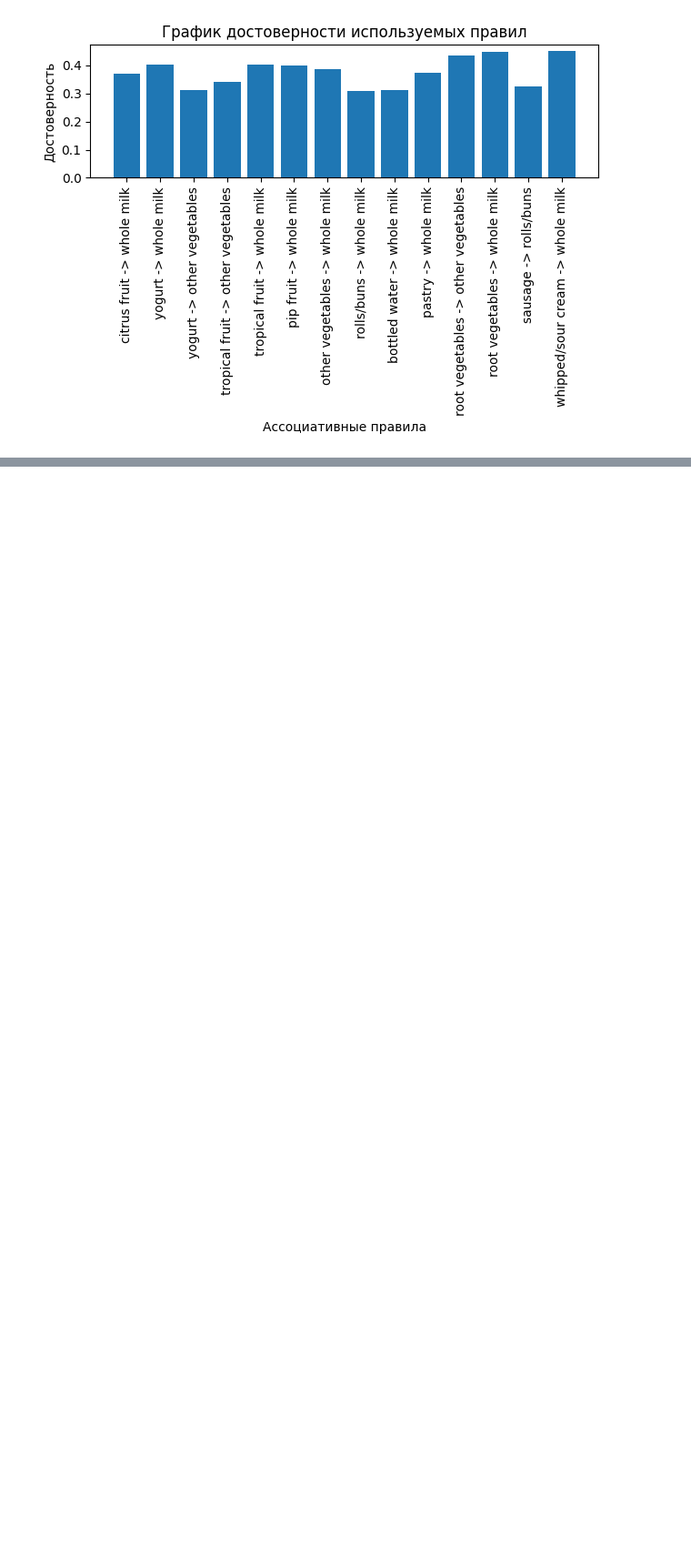
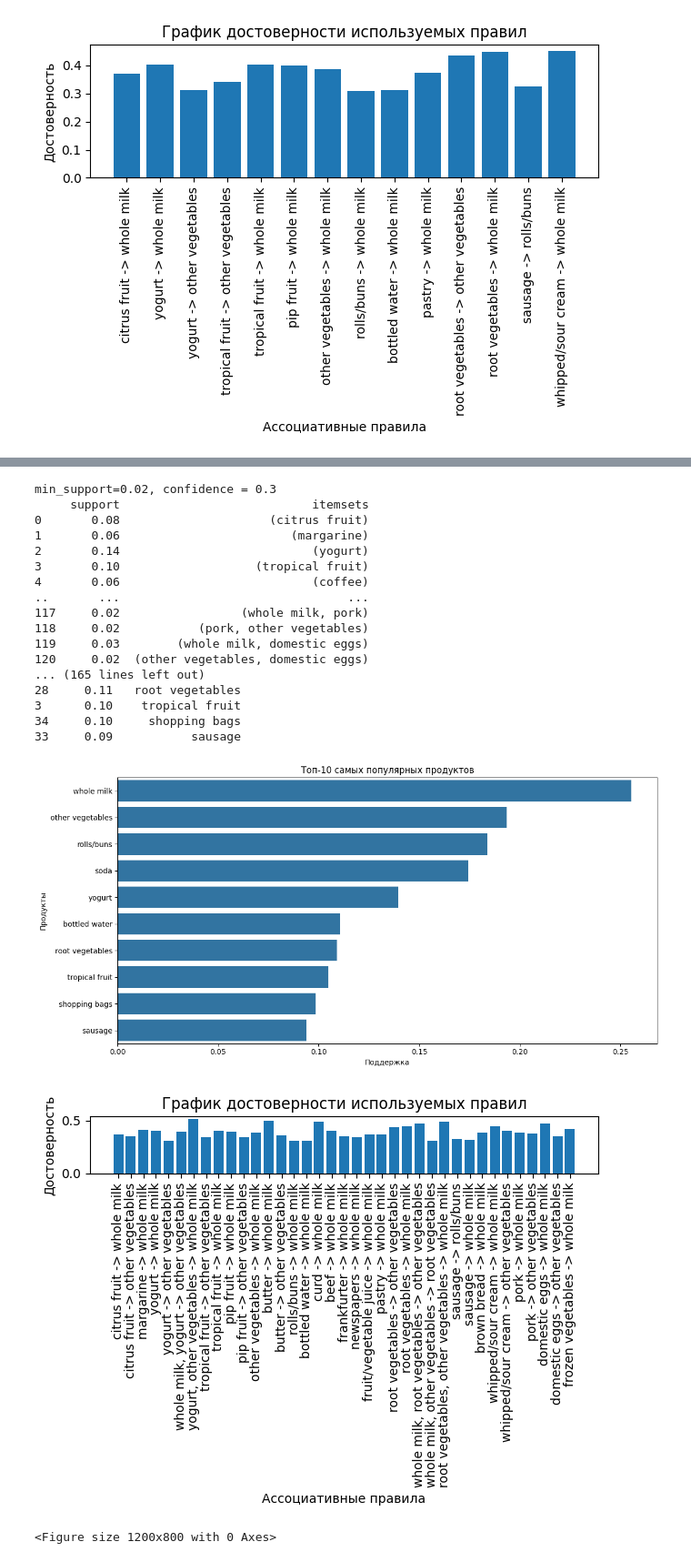
Before and after one commit to DenixSaw/ML-labs-NSTU, a Jupyter notebook: report.ipynb, the cells around one changed output, grey strips where cells are left out. Shown at 91% size. Cells and saved outputs as stored; diff of their text form; code cells hidden in the pictures; blank space fills up the shorter version.

```diff
--- a/report.ipynb
+++ b/report.ipynb
@@ -345,0 +529,32 @@ plt.show()
+# %%
+df3 = fpgrowth(data, min_support=0.02, use_colnames = True)
+rules3 = association_rules(df3, metric = "confidence", min_threshold = 0.3)
+
+df4 = fpgrowth(data, min_support=0.02, use_colnames = True)
+rules4 = association_rules(df4, metric = "confidence", min_threshold = 0.45)
+
+print("min_support=0.02, confidence = 0.3")
+experiment(df3, rules3)
+print("min_support=0.02, confidence = 0.45")
+experiment(df4, rules4)
+# %% [output]
+min_support=0.02, confidence = 0.3
+     support                           itemsets
+0       0.08                     (citrus fruit)
+1       0.06                        (margarine)
+2       0.14                           (yogurt)
+3       0.10                   (tropical fruit)
+4       0.06                           (coffee)
+..       ...                                ...
+117     0.02                 (whole milk, pork)
+118     0.02           (pork, other vegetables)
+119     0.03        (whole milk, domestic eggs)
+120     0.02  (other vegetables, domestic eggs)
+... (165 lines left out)
+28     0.11   root vegetables
+3      0.10    tropical fruit
+34     0.10     shopping bags
+33     0.09           sausage
+[figure, added]
+[figure, added]
+<Figure size 1200x800 with 0 Axes>
```
Also changed, not shown: parts of 12 cells of this notebook.
